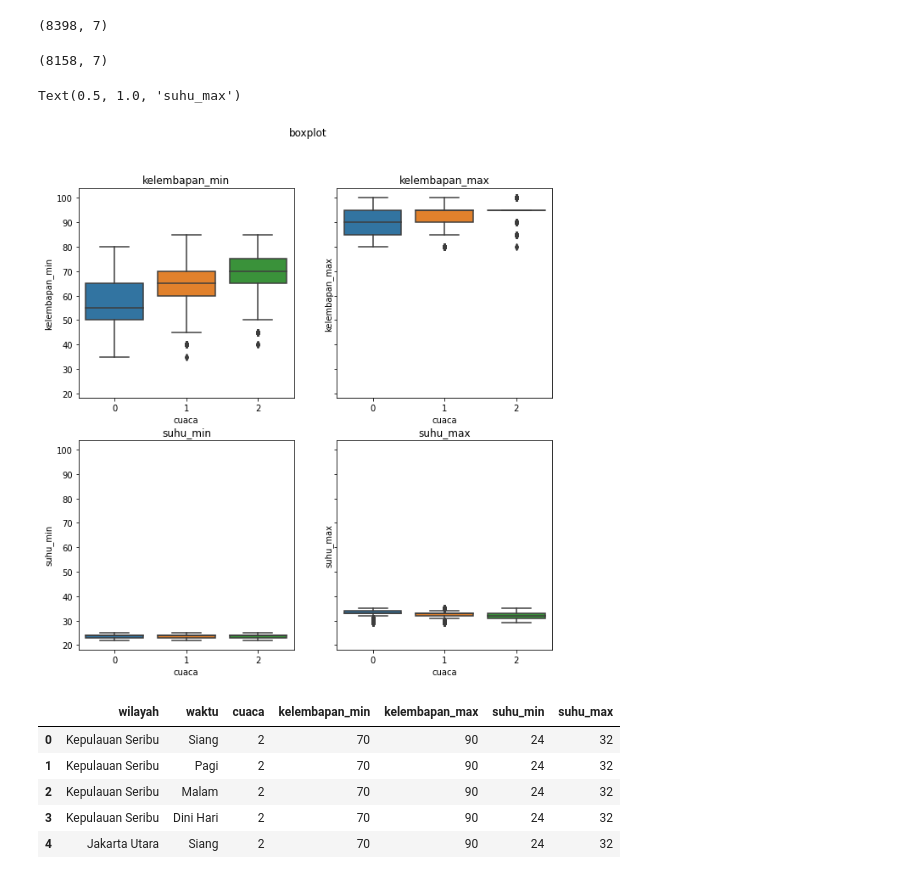
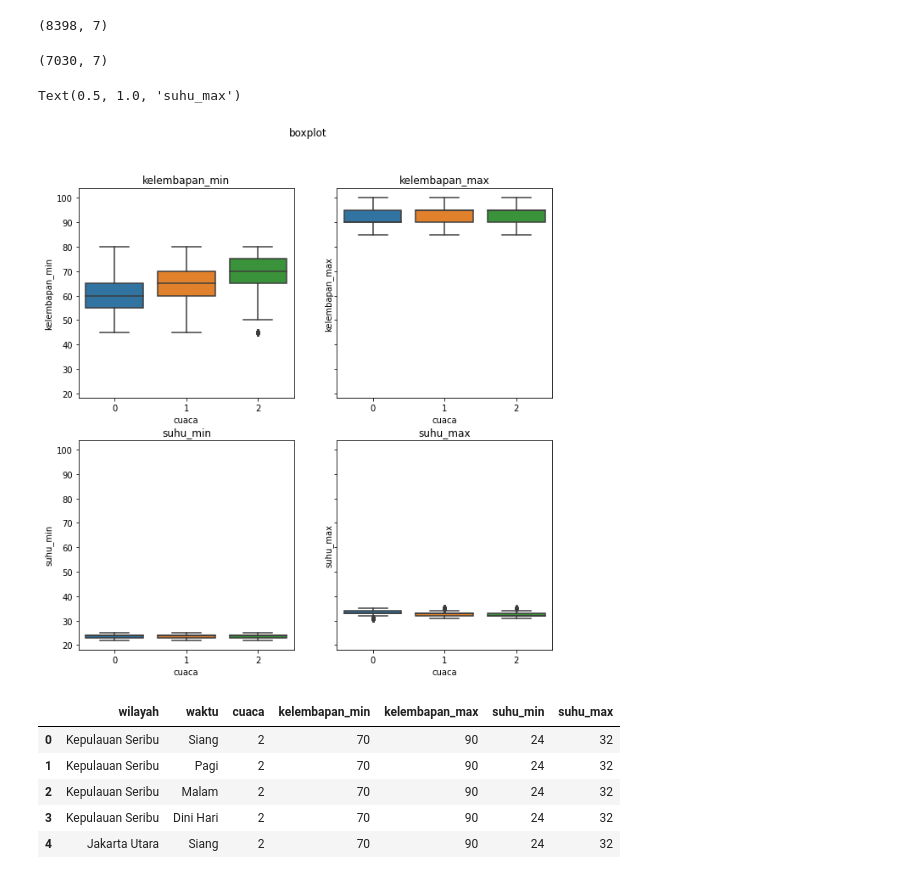
Before and after one commit to FransiscoReadyPermana/Weather-Prediction, a Jupyter notebook: Jakarta/3.ipynb, the cells around one changed output. Drawn from its saved outputs; the diff is of its cells as text; code cells hidden in the pictures.

```diff
--- a/Jakarta/3.ipynb
+++ b/Jakarta/3.ipynb
@@ -284,30 +296,31 @@ df.shape
 (8398, 7)
 # %%
 numeric = ["kelembapan_min", "kelembapan_max", "suhu_min", "suhu_max"]
+cat = ["wilayah", "waktu"]
 
 from scipy import stats
-df2 = (df[(np.abs(stats.zscore(df[numeric])) < 3).all(axis=1)])
-df2.shape
+df = (df[(np.abs(stats.zscore(df[numeric])) < 2).all(axis=1)])
+df.shape
 # %% [output]
-(8158, 7)
+(7030, 7)
 # %%
 fig, axes = plt.subplots(2, 2, figsize=(10, 10), sharey=True)
 fig.suptitle("boxplot")
 
 # Kelembapan min
-sns.boxplot(x="cuaca", y="kelembapan_min", data=df2, ax=axes[0, 0]).set_title("kelembapan_min")
+sns.boxplot(x="cuaca", y="kelembapan_min", data=df, ax=axes[0, 0]).set_title("kelembapan_min")
 
 # Kelembapan max
-sns.boxplot(x="cuaca", y="kelembapan_max", data=df2, ax=axes[0, 1]).set_title("kelembapan_max")
+sns.boxplot(x="cuaca", y="kelembapan_max", data=df, ax=axes[0, 1]).set_title("kelembapan_max")
 
 # suhu min
-sns.boxplot(x="cuaca", y="suhu_min", data=df2, ax=axes[1, 0]).set_title("suhu_min")
+sns.boxplot(x="cuaca", y="suhu_min", data=df, ax=axes[1, 0]).set_title("suhu_min")
 
 # suhu max
-sns.boxplot(x="cuaca", y="suhu_max", data=df2, ax=axes[1, 1]).set_title("suhu_max")
+sns.boxplot(x="cuaca", y="suhu_max", data=df, ax=axes[1, 1]).set_title("suhu_max")
 # %% [output]
 Text(0.5, 1.0, 'suhu_max')
-[figure, old version]
+[figure, new version]
 # %%
 df.head()
 # %% [output]
```
Also changed, not shown: parts of 11 cells of this notebook, 6 other files.
